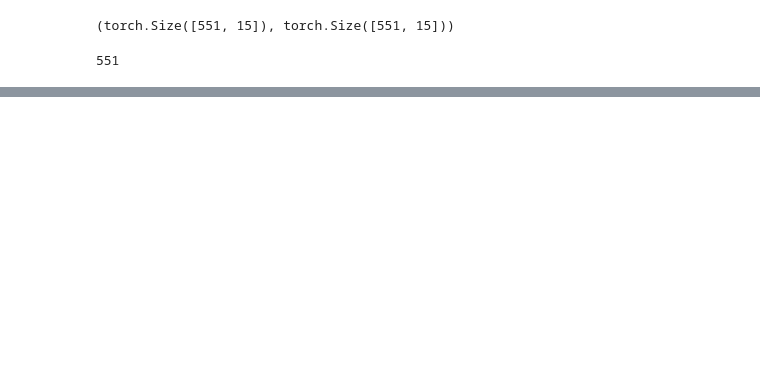
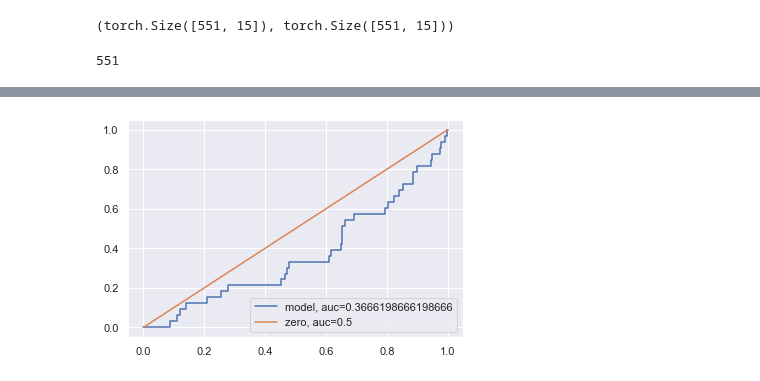
Before and after one commit to rhythmjain/DeepLearningMusicTagging, a Jupyter notebook: data_exploration/Testing Seq2Seq.ipynb, the cells around one changed output, grey strips where cells are left out. Cells and saved outputs as stored; diff of their text form; code cells hidden in the pictures; blank space fills up the shorter version.

```diff
--- a/data_exploration/Testing Seq2Seq.ipynb
+++ b/data_exploration/Testing Seq2Seq.ipynb
@@ -673,7 +680,0 @@ Text(0.5, 1.0, 'MAE v1: Finetuning Train/Test Loss')
-# %%
-outlabels = torch.zeros_like(outputs)
-outlabels[outputs >= 0.5] = 1
-outlabels[outputs < 0.5] = 0
-# %%
-outlabels[outputs >= 0.5] = 1
-outlabels[outputs < 0.5] = 0
@@ -745,6 +696,9 @@ with torch.no_grad():
         inputs, labels = data['input'].to(device), data['labels'].to(device)
 
         outputs = model(inputs)
+
+        outputs = F.sigmoid(outputs)
+
         combined_preds.append(outputs)
         combined_labels.append(labels)
 
@@ -869,0 +802,15 @@ plt.show()
+# %%
+preds = all_preds[:,3].cpu()
+targs = all_labels[:,3].cpu()
+fpr, tpr, _ = metrics.roc_curve(targs, preds)
+auc = metrics.roc_auc_score(targs, preds)
+plt.plot(fpr,tpr,label="model, auc="+str(auc))
+
+fpr, tpr, _ = metrics.roc_curve(targs, np.zeros_like(targs))
+auc = metrics.roc_auc_score(targs, np.zeros_like(targs))
+plt.plot(fpr,tpr,label="zero, auc="+str(auc))
+
+plt.legend(loc=4)
+plt.show()
+# %% [output]
+[figure, added]
```
Also changed, not shown: parts of 46 cells of this notebook.
